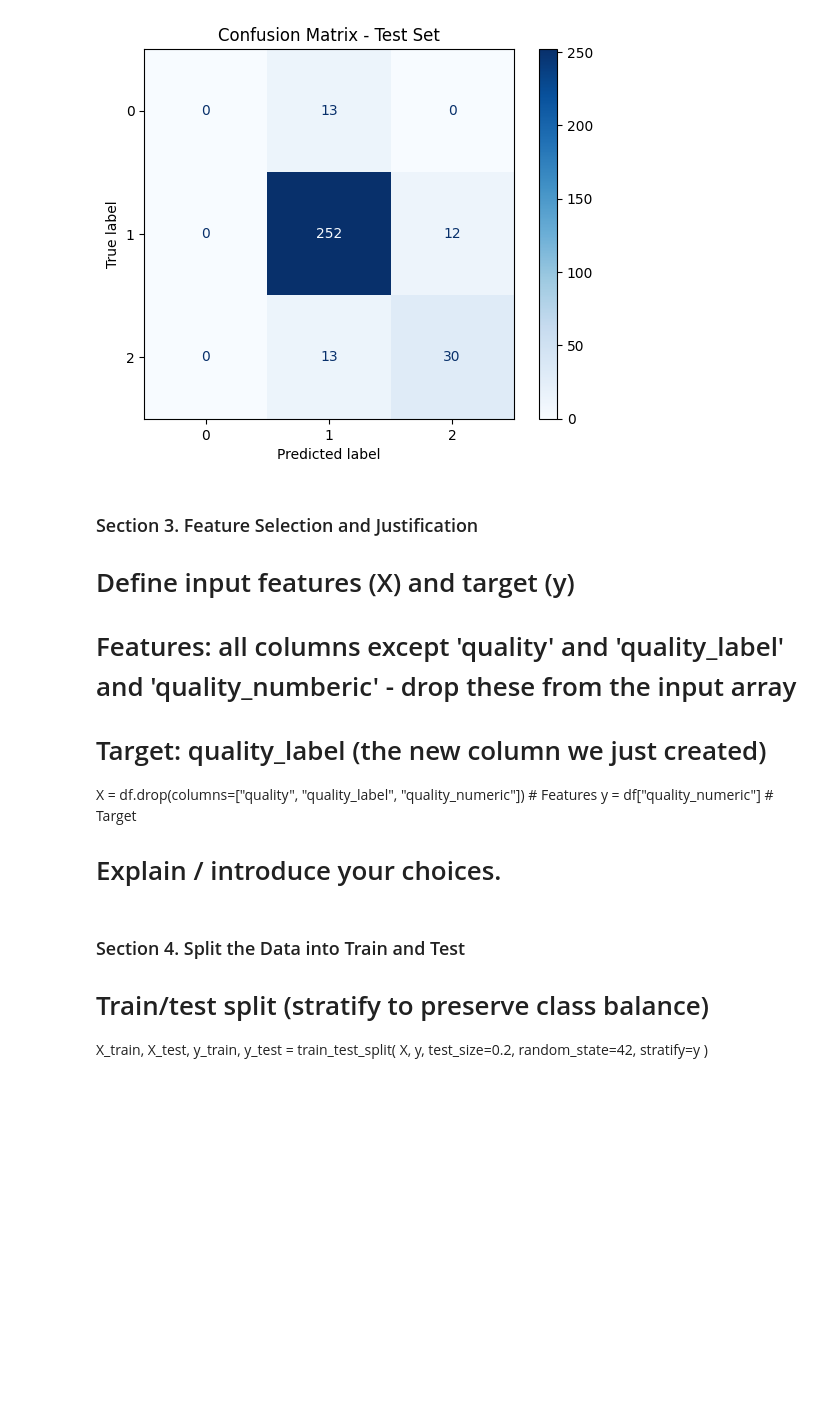
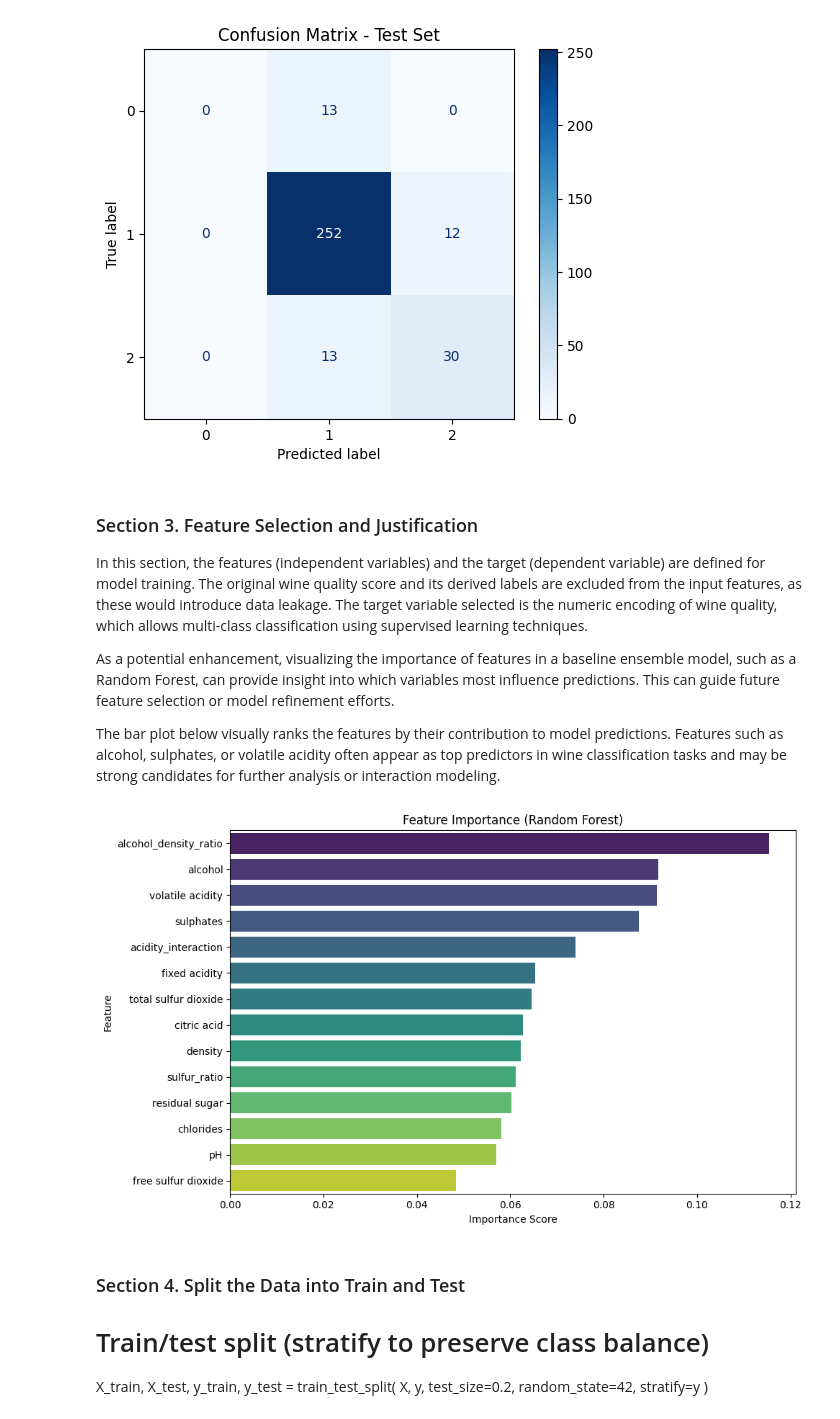
Before and after one commit to Data-Git-Hub/applied-ml-data-git-hub, a Jupyter notebook: lab05/ensemble-data-git-hub.ipynb, the cells around one changed output. Saved outputs shown, nothing was run; the diff lists cells and outputs as text; code cells hidden in the pictures; blank space fills up the shorter version.

Commit message:
L5 Sect - 3.0 - Modify ensemble-data-git-hub.ipynb Section 3

```diff
--- a/lab05/ensemble-data-git-hub.ipynb
+++ b/lab05/ensemble-data-git-hub.ipynb
@@ -301,13 +301,33 @@ Train F1 Score: 1.0000, Test F1 Score: 0.8620
 # %% [markdown]
 ### Section 3. Feature Selection and Justification
 
-# Define input features (X) and target (y)
-# Features: all columns except 'quality' and 'quality_label' and 'quality_numberic' - drop these from the input array
-# Target: quality_label (the new column we just created)
-X = df.drop(columns=["quality", "quality_label", "quality_numeric"])  # Features
-y = df["quality_numeric"]  # Target
+In this section, the features (independent variables) and the target (dependent variable) are defined for model training. The original wine quality score and its derived labels are excluded from the input features, as these would introduce data leakage. The target variable selected is the numeric encoding of wine quality, which allows multi-class classification using supervised learning techniques. <br>
 
-# Explain / introduce your choices.
+As a potential enhancement, visualizing the importance of features in a baseline ensemble model, such as a Random Forest, can provide insight into which variables most influence predictions. This can guide future feature selection or model refinement efforts. <br>
+
+The bar plot below visually ranks the features by their contribution to model predictions. Features such as alcohol, sulphates, or volatile acidity often appear as top predictors in wine classification tasks and may be strong candidates for further analysis or interaction modeling. <br>
+# %%
+# Define input features and target variable
+X = df.drop(columns=["quality", "quality_label", "quality_numeric"])  # Features
+y = df["quality_numeric"]  # Target
+
+# Fit a quick random forest for feature importance
+plt.figure(figsize=(10, 6))
+sns.barplot(
+    x=importances.values,
+    y=importances.index,
+    hue=importances.index,  # Explicitly define hue to avoid warning
+    palette="viridis",
+    dodge=False,
+    legend=False  # Hide redundant legend
+)
+plt.title("Feature Importance (Random Forest)")
+plt.xlabel("Importance Score")
+plt.ylabel("Feature")
+plt.tight_layout()
+plt.show()
+# %% [output]
+[figure, added]
 # %% [markdown]
 ### Section 4. Split the Data into Train and Test
 
```
Also changed, not shown: 1 other file.
